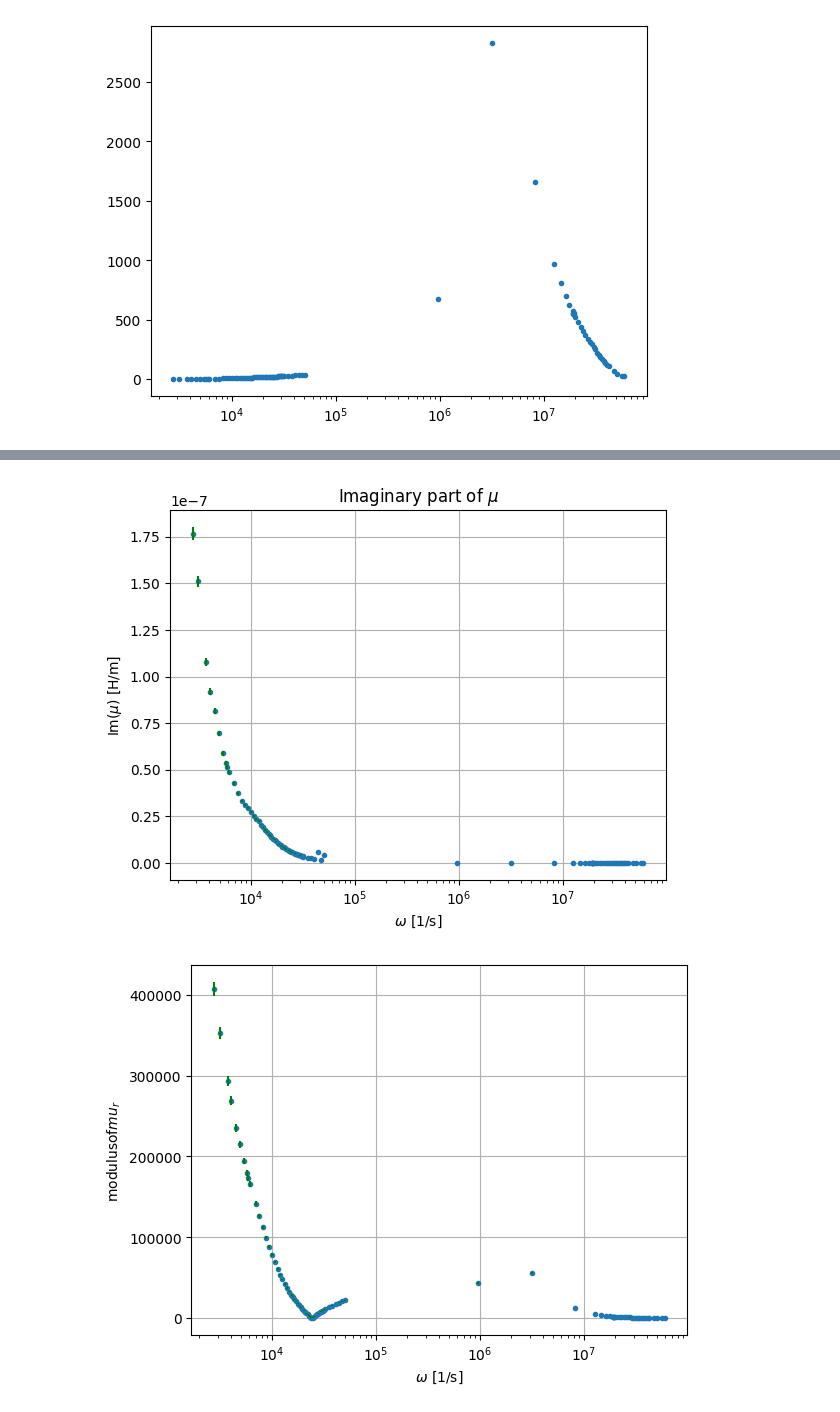
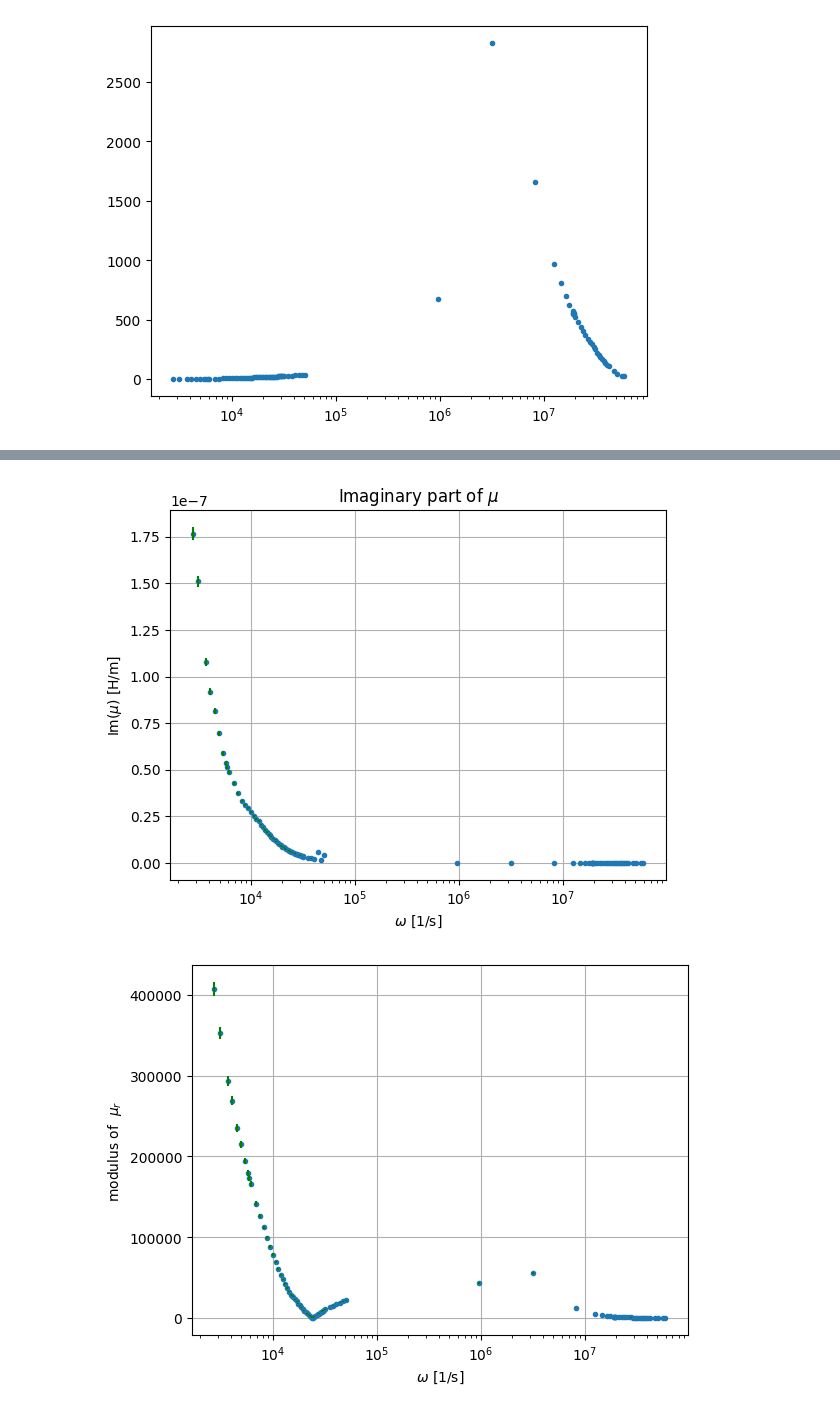
Before and after one commit to nilnil47/Lab-B, a Jupyter notebook: magnetisem/code/pemy.ipynb, the cells around one changed output, grey strips where cells are left out. Drawn from its saved outputs; the diff is of its cells as text; code cells hidden in the pictures.

```diff
--- a/magnetisem/code/pemy.ipynb
+++ b/magnetisem/code/pemy.ipynb
@@ -183,31 +183,31 @@ for index in range(len(Im_mu)):
 # %%
 
 fig1 = plt.figure()
 uplot(frequencies, Real_mu)
 pyplot.xlabel('$\omega$'+' [1/s]')
 pyplot.ylabel('Real($\mu$)'+' [H/m]')
 pyplot.title('Real part of $\mu$')
 pyplot.xscale('log')
 plt.grid()
 
 fig2 = plt.figure()
 uplot(frequencies, Im_mu)
 pyplot.xlabel('$\omega$'+' [1/s]')
 pyplot.ylabel('Im($\mu$)'+' [H/m]')
 pyplot.xscale('log')
 pyplot.title('Imaginary part of $\mu$')
 plt.grid()
 
 fig3 = plt.figure()
 pyplot.xlabel('$\omega$'+' [1/s]')
-pyplot.ylabel('modulus' + 'of' + '$ mu_{r}$')
+pyplot.ylabel('modulus' + ' of ' + ' $\mu_{r}$')
 uplot(frequencies, permeability)
 pyplot.xscale('log')
 plt.grid()
 # %% [output]
 [figure]
 [figure]
-[figure, old version]
+[figure, new version]
 # %%
 def load_pickle(name):
     with open(os.path.join('pickles',f'{name}.pickle'), 'rb') as handle:
```
Also changed, not shown: parts of 2 cells of this notebook.
